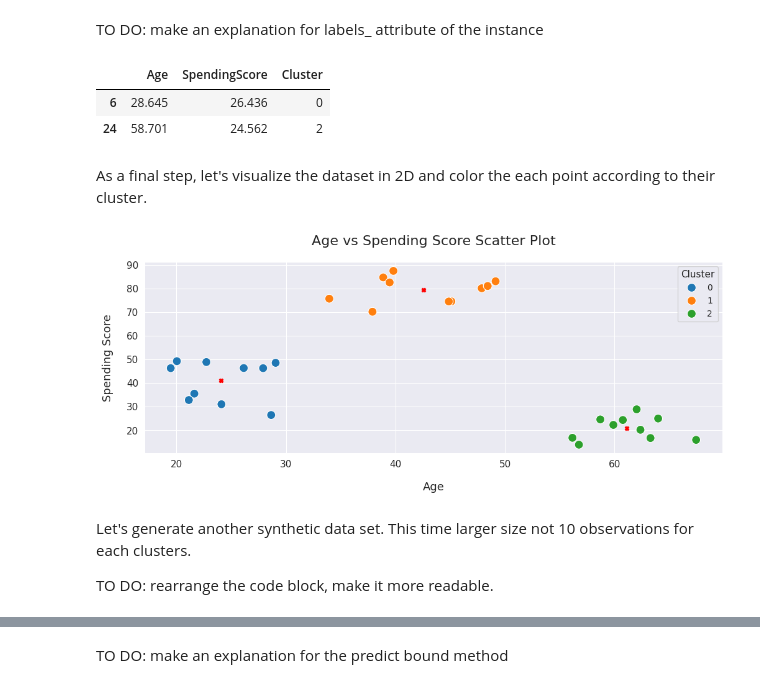
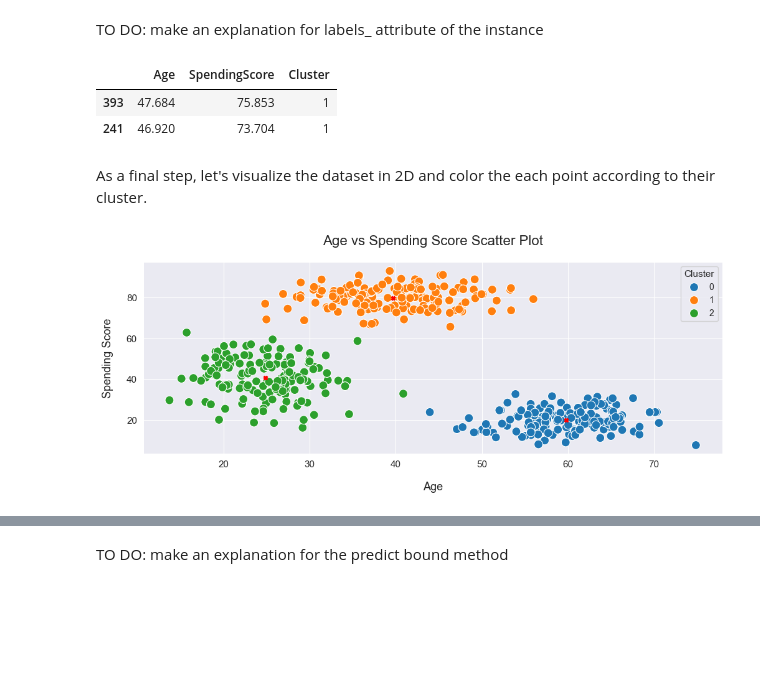
Before and after one commit to koprendo/Analytics-and-Machine-Learning, a Jupyter notebook: Unsupervised/K-Means/kmeans_in_2d.ipynb, the cells around one changed output, grey strips where cells are left out. Saved outputs shown, nothing was run; the diff lists cells and outputs as text; code cells hidden in the pictures; blank space fills up the shorter version.

```diff
--- a/Unsupervised/K-Means/kmeans_in_2d.ipynb
+++ b/Unsupervised/K-Means/kmeans_in_2d.ipynb
@@ -42 +45,3 @@ df.head(2)
+# %%
+X_train, X_test, y_train, y_test = train_test_split(df, clusters, test_size=0.2)
 # %% [markdown]
@@ -69,0 +75,22 @@ plt.show()
+# %%
+plt.figure(figsize=(12, 4))
+sns.set_style("darkgrid")
+
+sns.scatterplot(
+    data=X_train,
+    x="Age",
+    y="SpendingScore",
+    hue=y_train,
+    palette="tab10",
+    s=100,
+
+)
+
+plt.title("Age vs Spending Score Scatter Plot", fontsize=16, pad=20)
+plt.xlabel("Age", fontsize=13, labelpad=15)
+plt.ylabel("Spending Score", fontsize=13, labelpad=15)
+
+plt.xticks(fontsize=11)
+plt.yticks(fontsize=11)
+
+plt.show()
@@ -110,57 +139,53 @@ There are lots of other parameters we can utilize such as `init`, `n_init`, and
 kmeans = KMeans(n_clusters=3, random_state=42)
 
 # Call the fit bound method of the KMeans instance to fit the model
-kmeans.fit(df)
+kmeans.fit(X_train)
 # %% [output]
 KMeans(n_clusters=3, random_state=42)
 # %% [markdown]
 TO DO: make an explanation for labels_ attribute of the instance
 # %%
 # Create a new column for cluster labels by assigning instance attribute labels_
-df['Cluster'] = kmeans.labels_
+X_train['Cluster'] = kmeans.labels_
 
 # Show two records by taking samples randomly
-df.sample(2)
+X_train.sample(2)
 # %% [output]
 |  | Age | SpendingScore | Cluster |
-| 6 | 28.645 | 26.436 | 0 |
-| 24 | 58.701 | 24.562 | 2 |
+| 393 | 47.684 | 75.853 | 1 |
+| 241 | 46.920 | 73.704 | 1 |
 # %% [markdown]
 As a final step, let's visualize the dataset in 2D and color the each point according to their cluster.
 # %%
 plt.figure(figsize=(12, 4))
 sns.set_style("darkgrid")
 
 sns.scatterplot(
-    data=df,
+    data=X_train,
     x="Age",
     y="SpendingScore",
     hue="Cluster",
     palette="tab10",
     s=100
 )
 
 plt.scatter(
     [x for x, y in kmeans.cluster_centers_],
     [y for x, y in kmeans.cluster_centers_],
     marker="X",
     color="red",
     s=20
 )
 
 plt.title("Age vs Spending Score Scatter Plot", fontsize=16, pad=20)
 plt.xlabel("Age", fontsize=13, labelpad=15)
 plt.ylabel("Spending Score", fontsize=13, labelpad=15)
 
 plt.xticks(fontsize=11)
 plt.yticks(fontsize=11)
 
 plt.legend(title="Cluster", fontsize=10, title_fontsize=11)
 
 plt.show()
 # %% [output]
-[figure, old version]
+[figure, new version]
-# %% [markdown]
-Let's generate another synthetic data set. This time larger size not 10 observations for each clusters.
-
-TO DO: rearrange the code block, make it more readable.
```
Also changed, not shown: parts of 15 cells of this notebook.
